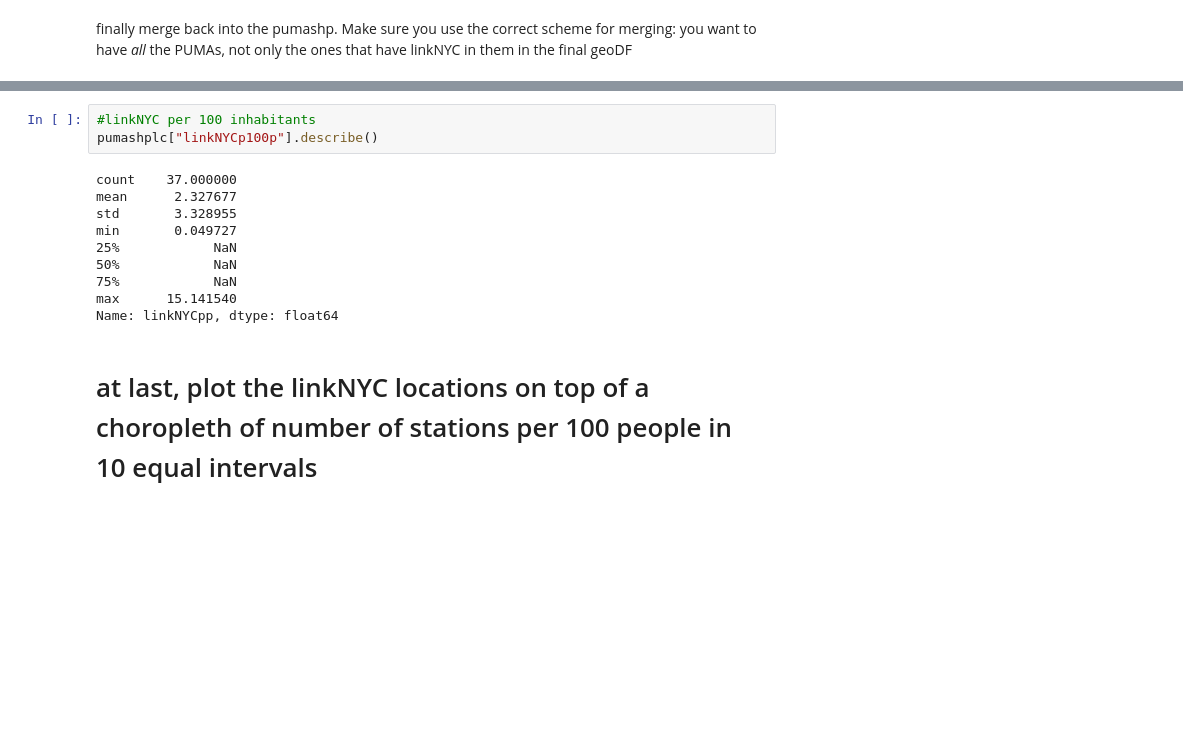
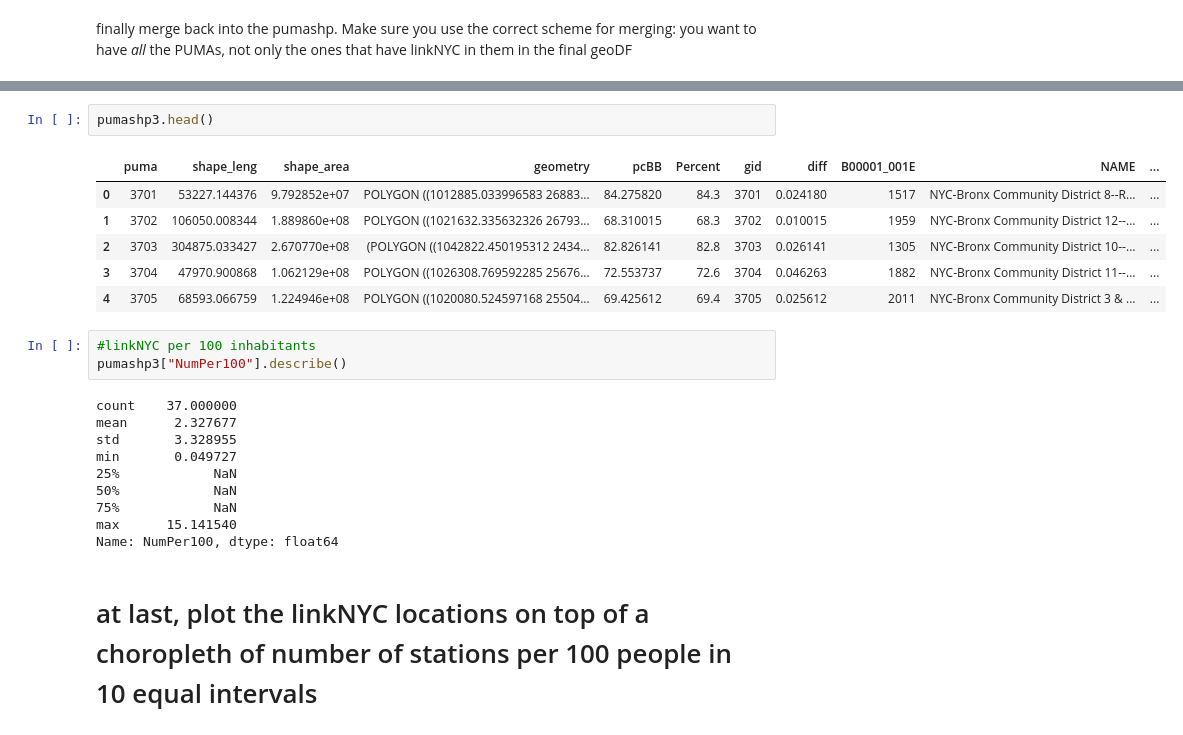
Before and after one commit to yixuantang/PUI2017_yt1369, a Jupyter notebook: HW9_yt1369/HW9_yt1369.ipynb, the cells around one changed output, grey strips where cells are left out. Cells and saved outputs as stored; diff of their text form; blank space fills up the shorter version.

```diff
--- a/HW9_yt1369/HW9_yt1369.ipynb
+++ b/HW9_yt1369/HW9_yt1369.ipynb
@@ -572,6 +600,15 @@ finally merge back into the pumashp. Make sure you use the correct scheme for me
+# %%
+pumashp3.head()
+# %% [output]
+|  | puma | shape_leng | shape_area | geometry | pcBB | Percent | gid | diff | B00001_001E | NAME | ... |
+| 0 | 3701 | 53227.144376 | 9.792852e+07 | POLYGON ((1012885.033996583 26883... | 84.275820 | 84.3 | 3701 | 0.024180 | 1517 | NYC-Bronx Community District 8--R... | ... |
+| 1 | 3702 | 106050.008344 | 1.889860e+08 | POLYGON ((1021632.335632326 26793... | 68.310015 | 68.3 | 3702 | 0.010015 | 1959 | NYC-Bronx Community District 12--... | ... |
+| 2 | 3703 | 304875.033427 | 2.670770e+08 | (POLYGON ((1042822.450195312 2434... | 82.826141 | 82.8 | 3703 | 0.026141 | 1305 | NYC-Bronx Community District 10--... | ... |
+| 3 | 3704 | 47970.900868 | 1.062129e+08 | POLYGON ((1026308.769592285 25676... | 72.553737 | 72.6 | 3704 | 0.046263 | 1882 | NYC-Bronx Community District 11--... | ... |
+| 4 | 3705 | 68593.066759 | 1.224946e+08 | POLYGON ((1020080.524597168 25504... | 69.425612 | 69.4 | 3705 | 0.025612 | 2011 | NYC-Bronx Community District 3 & ... | ... |
 # %%
 #linkNYC per 100 inhabitants
-pumashplc["linkNYCp100p"].describe()
+pumashp3["NumPer100"].describe()
 # %% [output]
 count    37.000000
 mean      2.327677
@@ -581,6 +618,6 @@ min       0.049727
 50%            NaN
 75%            NaN
 max      15.141540
-Name: linkNYCpp, dtype: float64
+Name: NumPer100, dtype: float64
 # %% [markdown]
 # at last, plot the linkNYC locations on top of a choropleth of number of stations per 100 people  in 10 equal intervals
```
Also changed, not shown: parts of 31 cells of this notebook, 2 other files.
